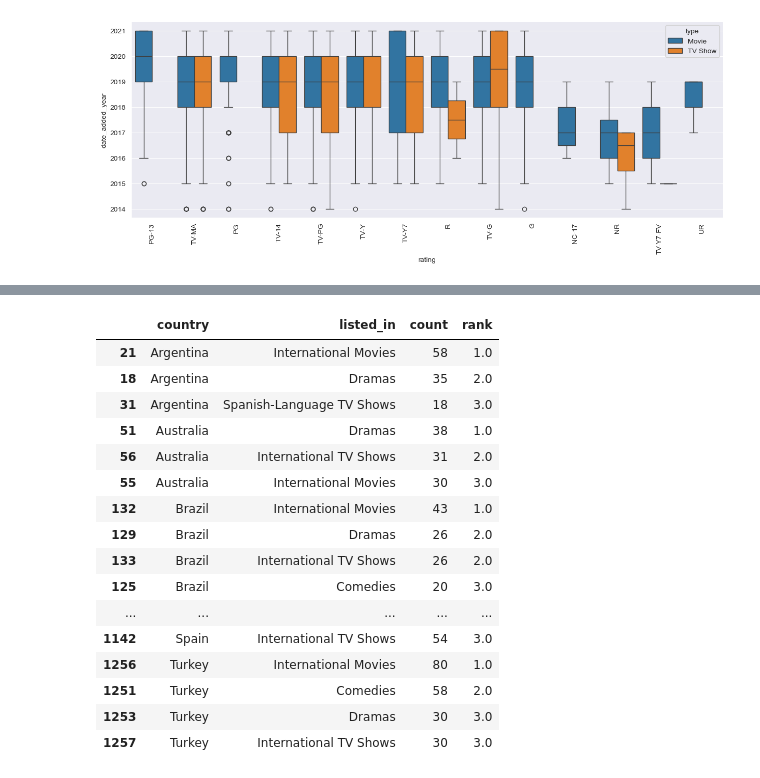
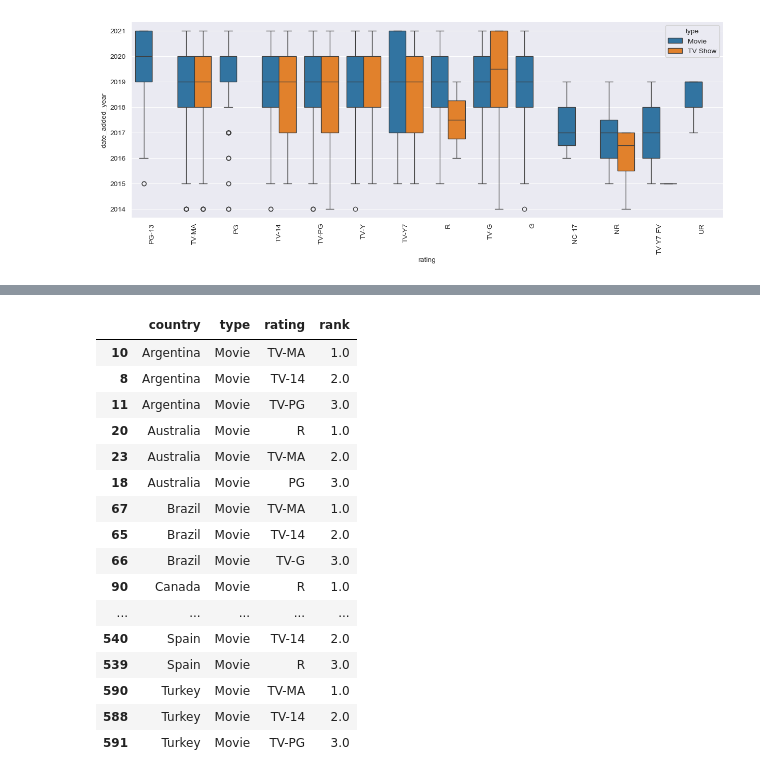
Before and after one commit to gautamnaik1994/NetflixDataAnalysisCaseStudy, a Jupyter notebook: CaseStudy.ipynb, the cells around one changed output, grey strips where cells are left out. Cells and saved outputs as stored; diff of their text form; code cells hidden in the pictures.

```diff
--- a/CaseStudy.ipynb
+++ b/CaseStudy.ipynb
@@ -762,0 +783,4 @@ non_top_3_countrries = country_df["country"].value_counts()[4:20].index.tolist()
+# %%
+suggested_tv_genres =  gp.loc[gp["country"].isin(non_top_3_countrries) & (gp["type"]=='TV Show')].sort_values(by=["country","rank"]).drop(["type","count"], axis=1)
+suggested_tv_genres
+pd.reset_option('display.max_rows')
@@ -762,0 +805,9 @@ non_top_3_countrries = country_df["country"].value_counts()[4:20].index.tolist()
+# %%
+gp=merge_df.groupby(["country","type","rating"])["show_id"].count().reset_index().rename(columns={"show_id":"count"})
+# %%
+gp["rank"]=gp.groupby(["country","type"])["count"].rank(method="dense",ascending=False)
+gp=gp.loc[gp["rank"] < 4].sort_values(by='country')
+# %%
+suggested_tv_ratings =  gp.loc[gp["country"].isin(non_top_3_countrries) & (gp["type"]=='TV Show')].sort_values(by=["country","rank"]).drop(["count"], axis=1)
+suggested_tv_ratings
+pd.reset_option('display.max_rows')
@@ -763,20 +832,21 @@ non_top_3_countrries = country_df["country"].value_counts()[4:20].index.tolist()
 # %%
-gp.loc[gp["country"].isin(non_top_3_countrries)].sort_values(by=["country","rank"], ascending=True)
+suggested_movie_ratings =  gp.loc[gp["country"].isin(non_top_3_countrries) & (gp["type"]=='Movie')].sort_values(by=["country","rank"]).drop(["count"], axis=1)
+suggested_movie_ratings
 # %% [output]
-|  | country | listed_in | count | rank |
-| 21 | Argentina | International Movies | 58 | 1.0 |
-| 18 | Argentina | Dramas | 35 | 2.0 |
-| 31 | Argentina | Spanish-Language TV Shows | 18 | 3.0 |
-| 51 | Australia | Dramas | 38 | 1.0 |
-| 56 | Australia | International TV Shows | 31 | 2.0 |
-| 55 | Australia | International Movies | 30 | 3.0 |
-| 132 | Brazil | International Movies | 43 | 1.0 |
-| 129 | Brazil | Dramas | 26 | 2.0 |
-| 133 | Brazil | International TV Shows | 26 | 2.0 |
-| 125 | Brazil | Comedies | 20 | 3.0 |
+|  | country | type | rating | rank |
+| 10 | Argentina | Movie | TV-MA | 1.0 |
+| 8 | Argentina | Movie | TV-14 | 2.0 |
+| 11 | Argentina | Movie | TV-PG | 3.0 |
+| 20 | Australia | Movie | R | 1.0 |
+| 23 | Australia | Movie | TV-MA | 2.0 |
+| 18 | Australia | Movie | PG | 3.0 |
+| 67 | Brazil | Movie | TV-MA | 1.0 |
+| 65 | Brazil | Movie | TV-14 | 2.0 |
+| 66 | Brazil | Movie | TV-G | 3.0 |
+| 90 | Canada | Movie | R | 1.0 |
 | ... | ... | ... | ... | ... |
-| 1142 | Spain | International TV Shows | 54 | 3.0 |
-| 1256 | Turkey | International Movies | 80 | 1.0 |
-| 1251 | Turkey | Comedies | 58 | 2.0 |
-| 1253 | Turkey | Dramas | 30 | 3.0 |
-| 1257 | Turkey | International TV Shows | 30 | 3.0 |
+| 540 | Spain | Movie | TV-14 | 2.0 |
+| 539 | Spain | Movie | R | 3.0 |
+| 590 | Turkey | Movie | TV-MA | 1.0 |
+| 588 | Turkey | Movie | TV-14 | 2.0 |
+| 591 | Turkey | Movie | TV-PG | 3.0 |
```
Also changed, not shown: parts of 28 cells of this notebook.
